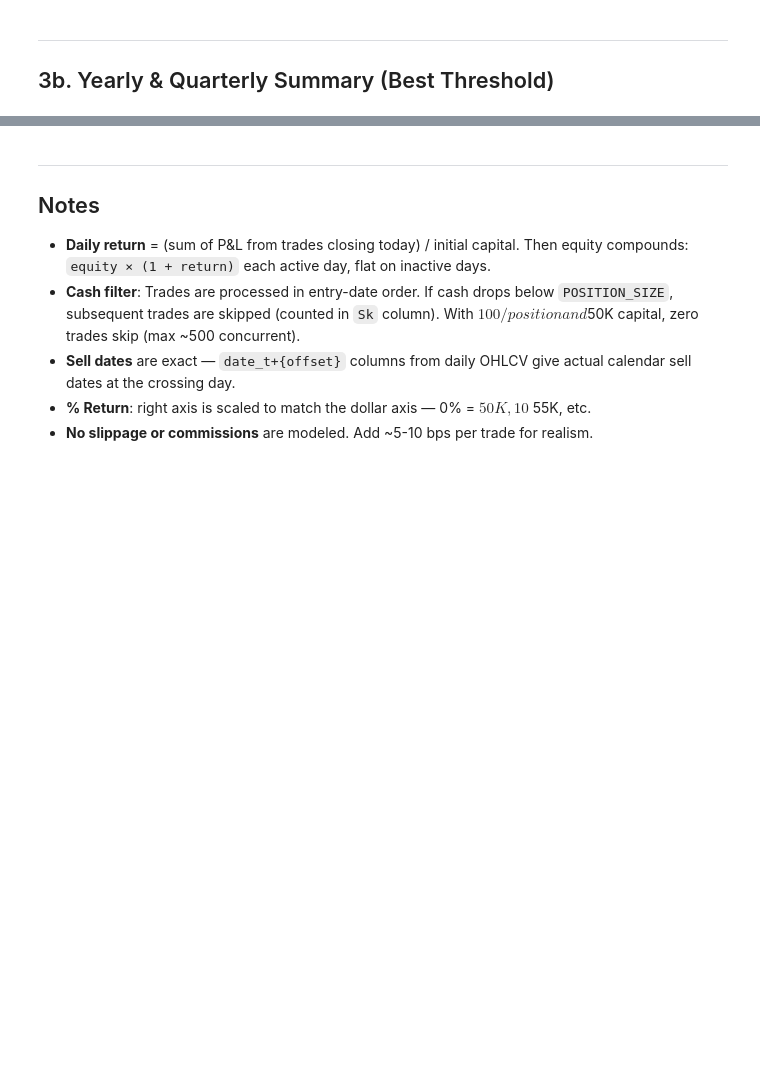
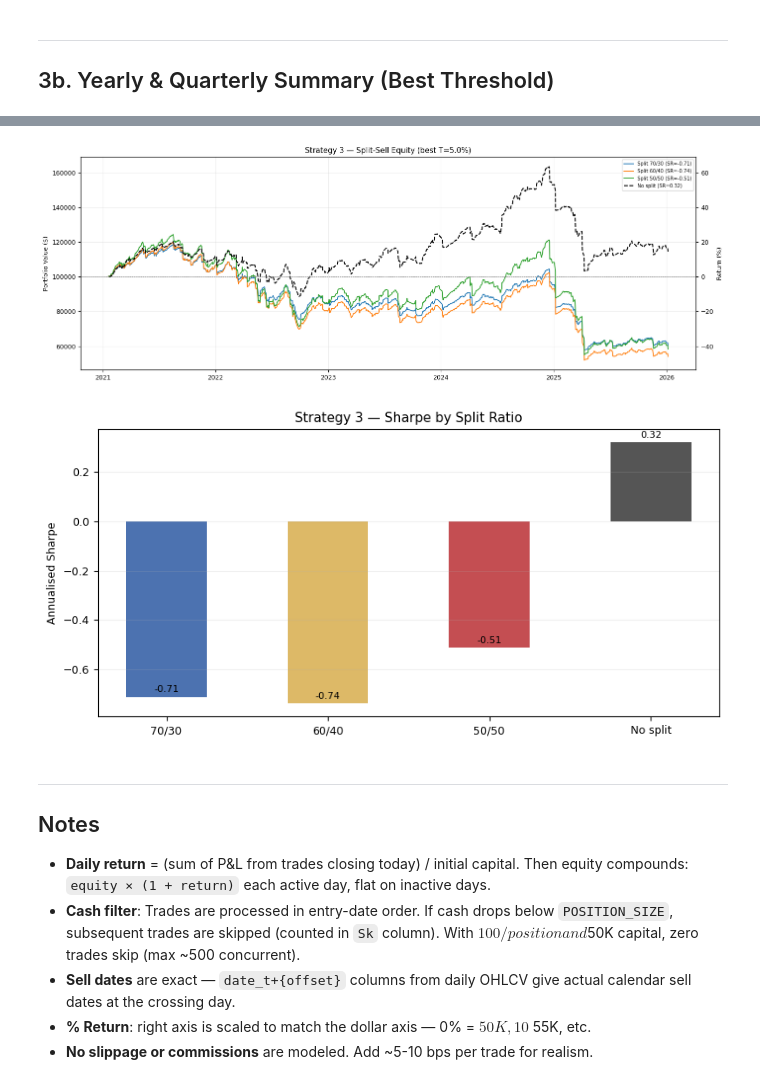
Before and after one commit to Richard-X46/Post-Earnings-Forecast, a Jupyter notebook: src/modeling/tabnet_trade_strat.ipynb, the cells around one changed output, grey strips where cells are left out. Cells and saved outputs as stored; diff of their text form; code cells hidden in the pictures; blank space fills up the shorter version.

```diff
--- a/src/modeling/tabnet_trade_strat.ipynb
+++ b/src/modeling/tabnet_trade_strat.ipynb
@@ -466,3 +574,39 @@ Strat 2             2.24 $    10,004      76.3%   13,642
+# %%
+# Strat 3 — Equity curves overlay by split ratio
+fig1, ax1 = plt.subplots(figsize=(14, 5))
+for r in strat3_results:
+    ax1.plot(r["dates"], r["equity"], lw=1.3, label=f"Split {r["split"]} (SR={r["sharpe"]:.2f})")
+ax1.plot(best["dates"], best["equity"], "k--", lw=1.5, label=f"No split (SR={best["sharpe"]:.2f})")
+ax1.axhline(INITIAL_CAPITAL, color="gray", lw=0.5, ls="--")
+ax1.set_title(f"Strategy 3 — Split-Sell Equity (best T={BEST_T:.1%})")
+ax1.set_ylabel("Portfolio Value ($)")
+ax1.legend(fontsize=7)
+ax1.grid(alpha=0.2)
+ax1b = ax1.twinx()
+y0, y1 = ax1.get_ylim()
+ax1b.set_ylim(100*(y0/INITIAL_CAPITAL-1), 100*(y1/INITIAL_CAPITAL-1))
+ax1b.set_ylabel("Return (%)")
+plt.tight_layout()
+plt.show()
+
+# Strat 3 — Sharpe by split ratio + No split comparison
+fig2, ax2 = plt.subplots(figsize=(8, 4))
+labels = [r["split"] for r in strat3_results] + ["No split"]
+sr_vals = [r["sharpe"] for r in strat3_results] + [best["sharpe"]]
+colors = ["#4C72B0", "#DDB967", "#C44E52", "#555555"]
+ax2.bar(range(len(labels)), sr_vals, color=colors, width=0.5)
+ax2.set_xticks(range(len(labels)))
+ax2.set_xticklabels(labels)
+ax2.set_title("Strategy 3 — Sharpe by Split Ratio")
+ax2.set_ylabel("Annualised Sharpe")
+ax2.grid(alpha=0.2, axis="y")
+for i, sr in enumerate(sr_vals):
+    ax2.text(i, sr + 0.02, f"{sr:.2f}", ha="center", fontsize=8)
+plt.tight_layout()
+plt.show()
+# %% [output]
+[figure, added]
+[figure, added]
 # %% [markdown]
 ---
 ## Notes
```
Also changed, not shown: parts of 17 cells of this notebook.
